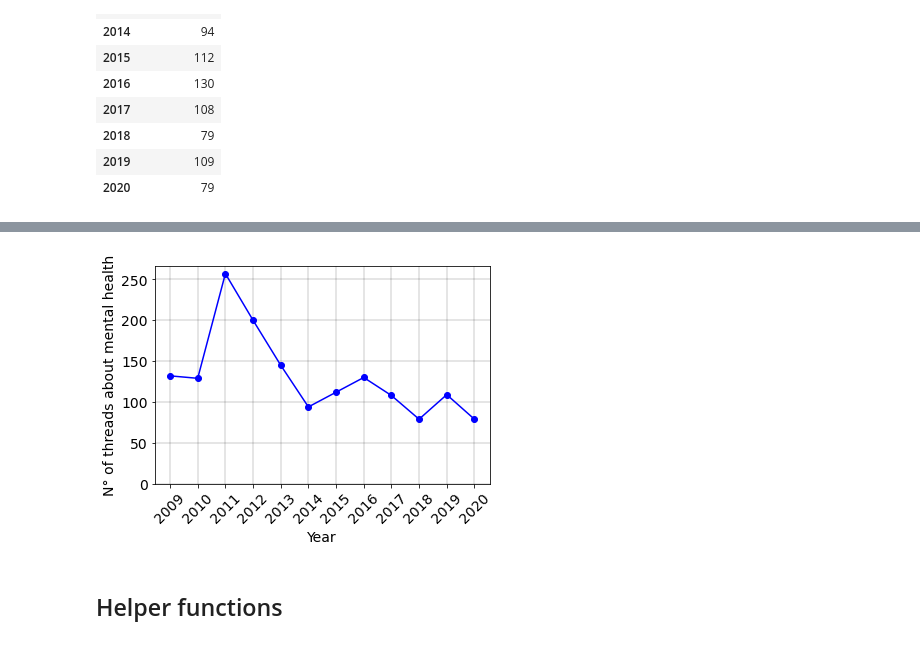
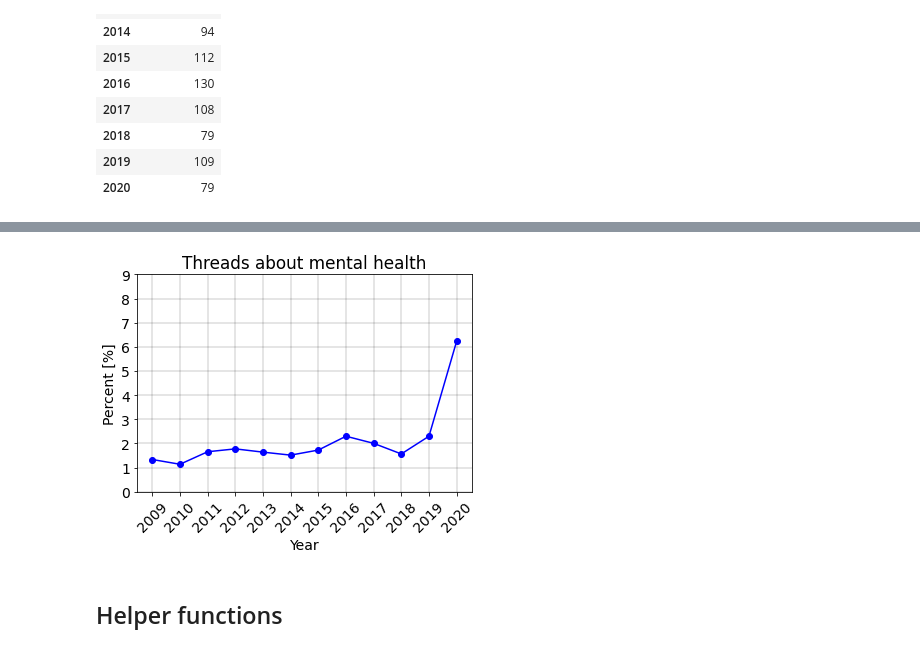
Before and after one commit to martinKindall/forum_analysis_wordclouds, a Jupyter notebook: Forum_analysis.ipynb, the cells around one changed output, grey strips where cells are left out. Drawn from its saved outputs; the diff is of its cells as text; code cells hidden in the pictures.

Commit message:
Last chart is in percentage now

```diff
--- a/Forum_analysis.ipynb
+++ b/Forum_analysis.ipynb
@@ -254,3 +254,6 @@ textClassifiedGrouped
 | 2018 | 79 |
 | 2019 | 109 |
 | 2020 | 79 |
+# %%
+percentajeOfClassifiedThreads = np.divide(textClassifiedGrouped, last_decade_titles_count)*100
+percentajeOfClassifiedThreads
@@ -257,13 +275,14 @@ textClassifiedGrouped
 # %%
-plt.plot(textClassifiedGrouped, 'b-o')
+plt.plot(percentajeOfClassifiedThreads, 'b-o')
 plt.xticks(np.arange(2009, 2021, step=1), rotation=45)
-plt.yticks(np.arange(0, 300, step=50))
+plt.yticks(np.arange(0, 10, step=1))
 plt.xlabel("Year")
-plt.ylabel("N° of threads about mental health")
+plt.ylabel("Percent [%]")
+plt.title("Threads about mental health")
 plt.grid(color='k', linestyle='-', linewidth=0.2)
 plt.show()
 # %% [output]
-[figure, old version]
+[figure, new version]
 # %% [markdown]
 ## Helper functions
 # %%
```
Also changed, not shown: parts of 1 cell of this notebook.
